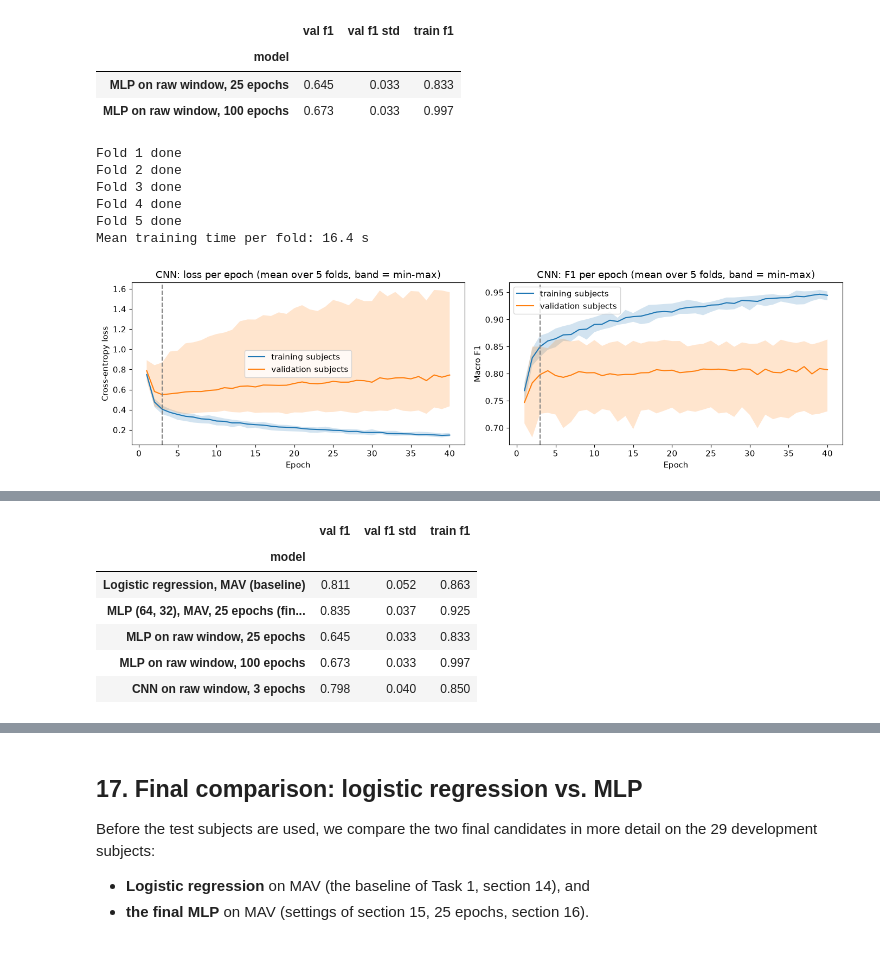
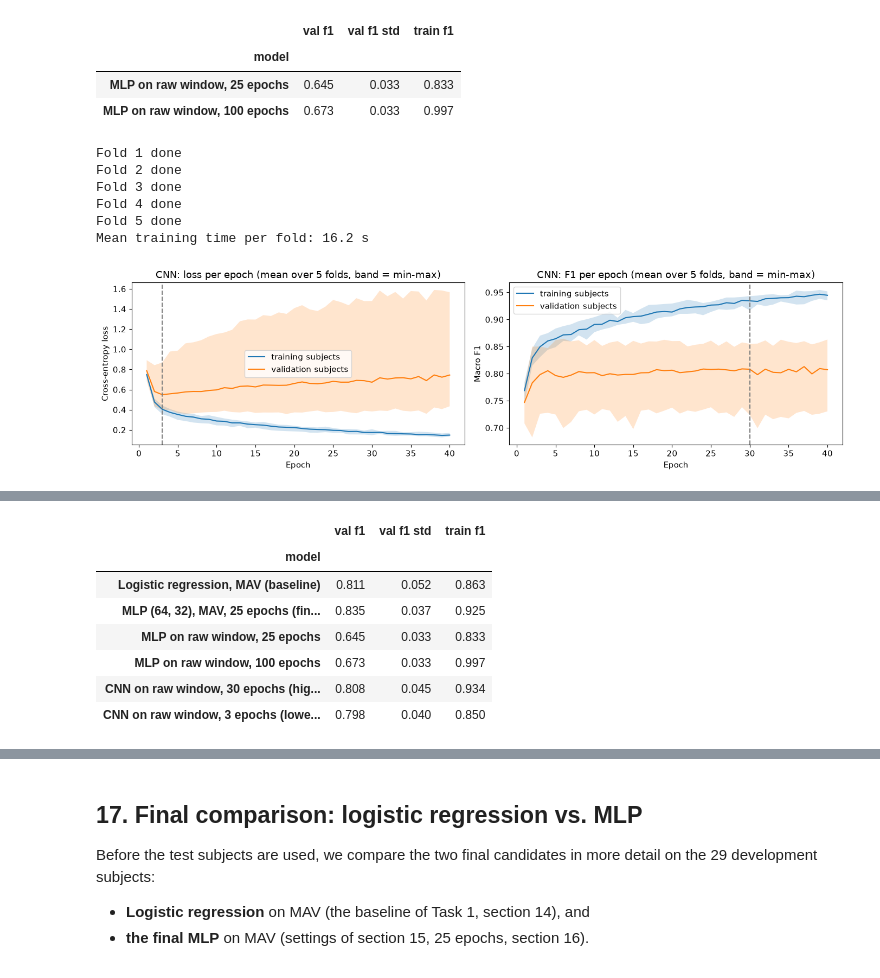
Before and after one commit to Aslakoi/EMG_classification, a Jupyter notebook: main.ipynb, the cells around one changed output, grey strips where cells are left out. Saved outputs shown, nothing was run; the diff lists cells and outputs as text; code cells hidden in the pictures.

```diff
--- a/main.ipynb
+++ b/main.ipynb
@@ -2001,40 +2037,42 @@ for fold, (train_idx, val_idx) in enumerate(group_kfold.split(x_raw, y_raw, grou
     history = train_cnn(x_raw[train_idx], y_raw[train_idx], x_raw[val_idx], y_raw[val_idx], n_epochs=cnn_epochs)
     for key in cnn_curves:
         cnn_curves[key][fold] = history[key]
     print('Fold %d done' % (fold + 1))
 print('Mean training time per fold: %.1f s' % ((time.time() - start_time) / 5))
 
 cnn_epoch_axis = np.arange(1, cnn_epochs + 1)
 cnn_mean = {key: values.mean(axis=0) for key, values in cnn_curves.items()}
-cnn_best_epoch = cnn_epoch_axis[np.argmin(cnn_mean['val loss'])]
+cnn_best_epoch = cnn_epoch_axis[np.argmin(cnn_mean['val loss'])]                 # lowest mean validation loss
+cnn_f1_options = {e: cnn_mean['val f1'][e - 1] for e in [5, 10, 20, 30, 40]}
+cnn_epoch = max(cnn_f1_options, key=cnn_f1_options.get)                          # highest mean validation F1 (same rule as the MLP)
 
 fig, axes = plt.subplots(1, 2, figsize=(14,4))
 for ax, metric in zip(axes, ['loss', 'f1']):
     for part, label in [('train', 'training subjects'), ('val', 'validation subjects')]:
         values = cnn_curves['%s %s' % (part, metric)]
         ax.plot(cnn_epoch_axis, values.mean(axis=0), label=label)
         ax.fill_between(cnn_epoch_axis, values.min(axis=0), values.max(axis=0), alpha=0.2)
-    ax.axvline(cnn_best_epoch, color='gray', linestyle='--')
+    ax.axvline(cnn_best_epoch if metric == 'loss' else cnn_epoch, color='gray', linestyle='--')
     ax.set_xlabel('Epoch')
     ax.legend()
 axes[0].set_ylabel('Cross-entropy loss')
 axes[0].set_title('CNN: loss per epoch (mean over 5 folds, band = min-max)')
 axes[1].set_ylabel('Macro F1')
 axes[1].set_title('CNN: F1 per epoch (mean over 5 folds, band = min-max)')
 plt.tight_layout()
+save_figure('cnn_learning_curves')
 plt.show()
 
-cnn_f1_at_best = cnn_curves['val f1'][:, cnn_best_epoch - 1]
-print('Lowest mean validation loss at epoch %d' % cnn_best_epoch)
-print('CNN at epoch %d: val F1 %.3f +- %.3f, train F1 %.3f, F1 per fold %s'
-      % (cnn_best_epoch, cnn_f1_at_best.mean(), cnn_f1_at_best.std(),
-         cnn_mean['train f1'][cnn_best_epoch - 1], cnn_f1_at_best.round(3)))
-print('CNN at epoch %d (last): val F1 %.3f' % (cnn_epochs, cnn_mean['val f1'][-1]))
+print('Mean validation F1 after 5, 10, 20, 30, 40 epochs:', {e: round(f, 3) for e, f in cnn_f1_options.items()})
+for label, e in [('highest validation F1, same rule as the MLP', cnn_epoch), ('lowest validation loss', cnn_best_epoch)]:
+    f1 = cnn_curves['val f1'][:, e - 1]
+    print('CNN at epoch %d (%s): val F1 %.3f +- %.3f, val loss %.3f, train F1 %.3f, F1 per fold %s'
+          % (e, label, f1.mean(), f1.std(), cnn_mean['val loss'][e - 1], cnn_mean['train f1'][e - 1], f1.round(3)))
 # %% [output]
 Fold 1 done
 Fold 2 done
 Fold 3 done
 Fold 4 done
 Fold 5 done
-Mean training time per fold: 16.4 s
+Mean training time per fold: 16.2 s
-[figure, old version]
+[figure, new version]
@@ -2049,8 +2087,9 @@ network_comparison = pd.DataFrame(
      {'model': 'MLP (64, 32), MAV, 25 epochs (final model)', 'val f1': cv_final['test_f1'].mean(),
       'val f1 std': cv_final['test_f1'].std(), 'train f1': cv_final['train_f1'].mean()}]
     + raw_mlp_rows
-    + [{'model': 'CNN on raw window, %d epochs' % cnn_best_epoch, 'val f1': cnn_f1_at_best.mean(),
-        'val f1 std': cnn_f1_at_best.std(), 'train f1': cnn_mean['train f1'][cnn_best_epoch - 1]}]).set_index('model')
+    + [{'model': 'CNN on raw window, %d epochs (%s)' % (e, label), 'val f1': cnn_curves['val f1'][:, e - 1].mean(),
+        'val f1 std': cnn_curves['val f1'][:, e - 1].std(), 'train f1': cnn_mean['train f1'][e - 1]}
+       for e, label in [(cnn_epoch, 'highest val F1'), (cnn_best_epoch, 'lowest val loss')]]).set_index('model')
 network_comparison.round(3)
 # %% [output]
 |  | val f1 | val f1 std | train f1 |
@@ -2059,7 +2098,8 @@ network_comparison.round(3)
 | MLP (64, 32), MAV, 25 epochs (fin... | 0.835 | 0.037 | 0.925 |
 | MLP on raw window, 25 epochs | 0.645 | 0.033 | 0.833 |
 | MLP on raw window, 100 epochs | 0.673 | 0.033 | 0.997 |
-| CNN on raw window, 3 epochs | 0.798 | 0.040 | 0.850 |
+| CNN on raw window, 30 epochs (hig... | 0.808 | 0.045 | 0.934 |
+| CNN on raw window, 3 epochs (lowe... | 0.798 | 0.040 | 0.850 |
 # %% [markdown]
 Results (5-fold GroupKFold, 29 development subjects; all models scored on the same folds):
 
```
Also changed, not shown: parts of 32 cells of this notebook, 19 other files.
